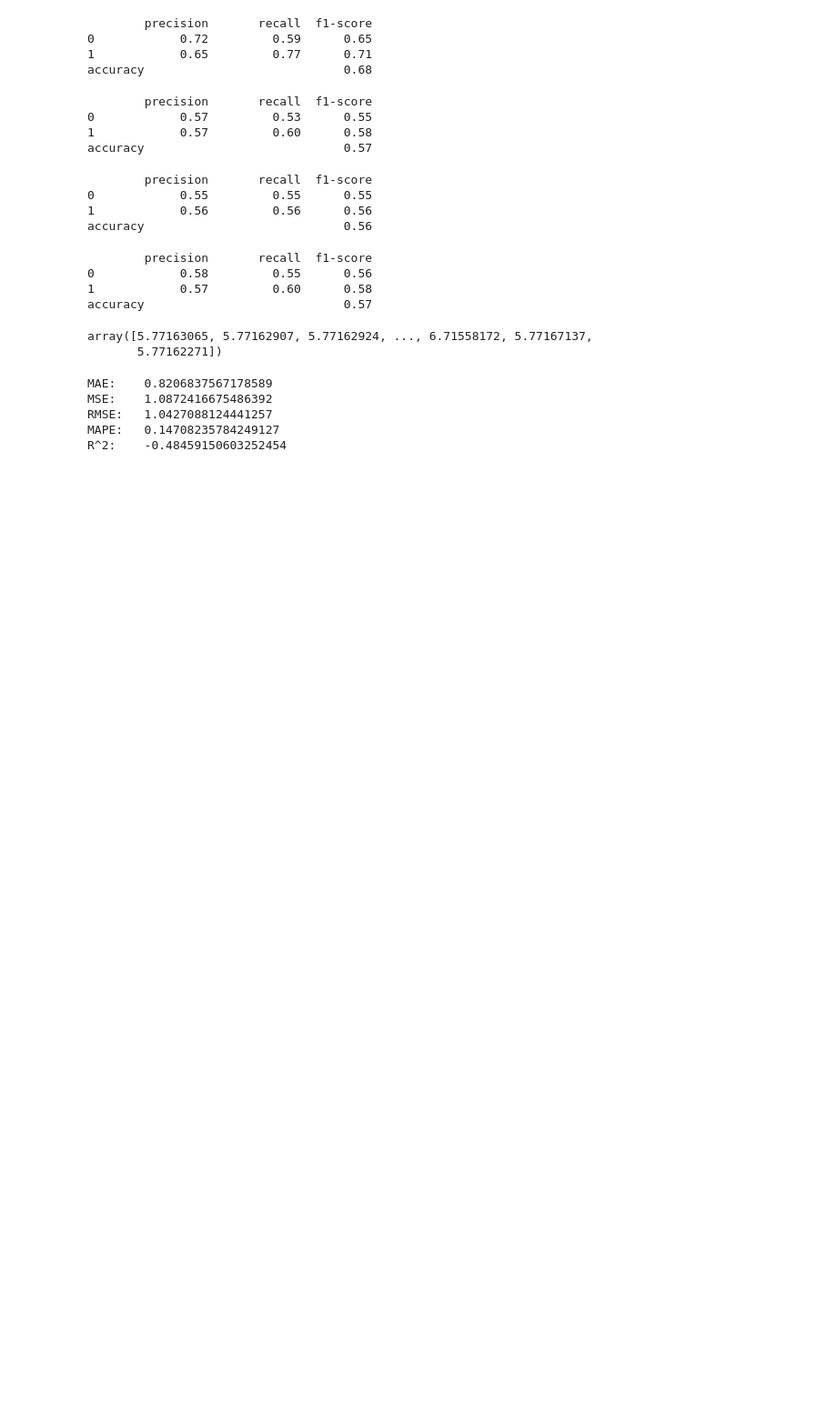
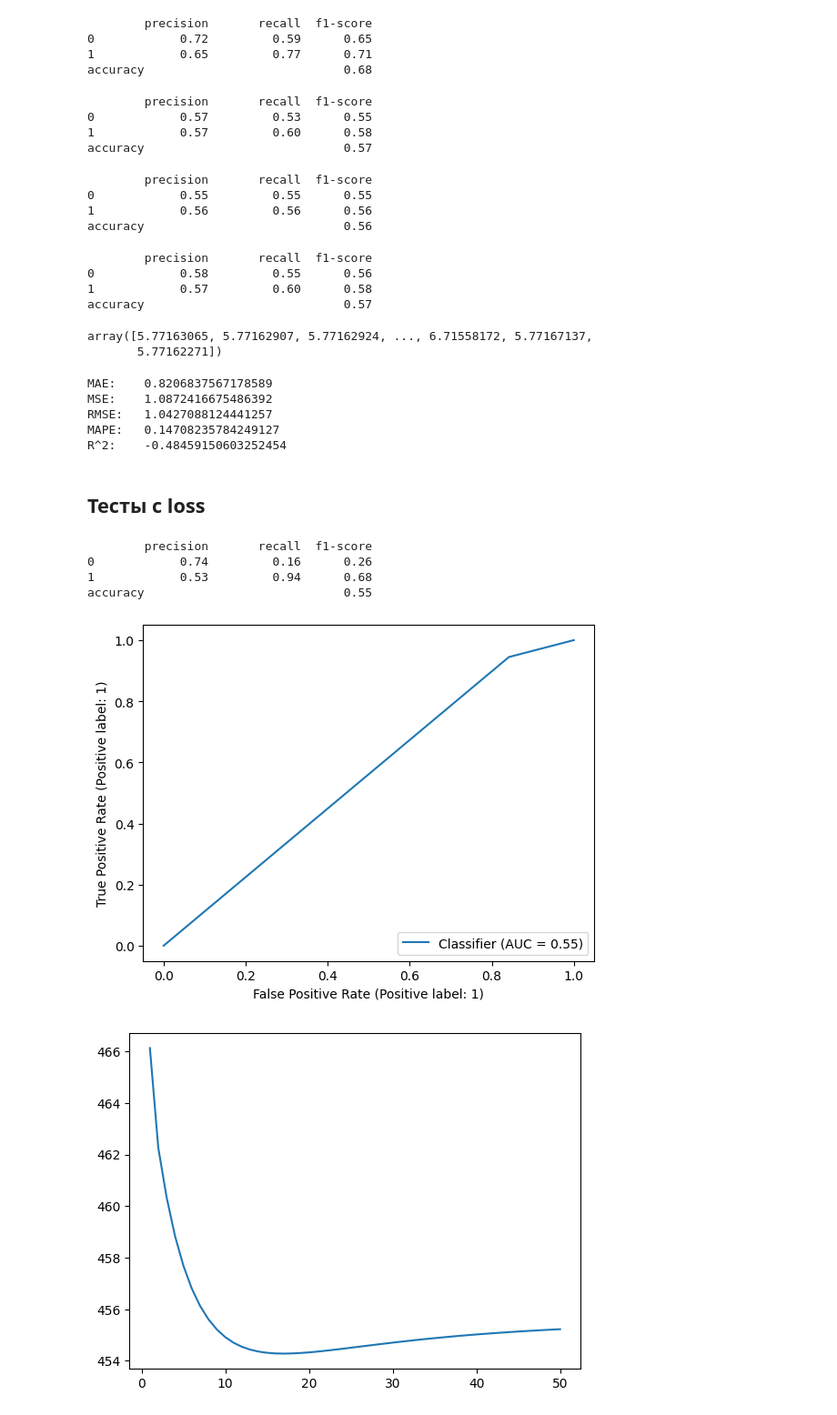
Before and after one commit to ledi-bruh/ml-labs, a Jupyter notebook: notebooks/lab4.ipynb, the cells around one changed output. Shown: that part at 91% size. Drawn from its saved outputs; the diff is of its cells as text; code cells hidden in the pictures; blank space fills up the shorter version.

```diff
--- a/notebooks/lab4.ipynb
+++ b/notebooks/lab4.ipynb
@@ -379,3 +379,5 @@ MSE:    1.0872416675486392
 RMSE:   1.0427088124441257
 MAPE:   0.14708235784249127
 R^2:    -0.48459150603252454
+# %% [markdown]
+## Тесты с loss
@@ -381,0 +387,26 @@ R^2:    -0.48459150603252454
+# %%
+amogus = (
+    Perceptron([
+        Layer(16, 'linear', 23),
+        Layer(8, 'sigmoid'),
+        Layer(2, 'softmax'),
+    ])
+    .compile(optimizer=Momentum(2, 0.8), loss='sparse_categorical_crossentropy')
+)
+losses = amogus.fit(np.array(X_rain_train), np.array(y_rain_train), epochs=50, batch_size=64, return_loss=True)
+amogus_pred = amogus.predict(np.array(X_rain_test))
+print_c_metrics(y_rain_test, np.argmax(amogus_pred, axis=1))
+
+RocCurveDisplay.from_predictions(y_rain_test, np.argmax(amogus_pred, axis=1))
+plt.show()
+
+# plt.plot(*zip(*list(enumerate(losses, start=1))))
+plt.plot(range(1, len(losses) + 1),  losses)
+plt.show()
+# %% [output]
+        precision       recall  f1-score
+0            0.74         0.16      0.26
+1            0.53         0.94      0.68
+accuracy                            0.55
+[figure, added]
+[figure, added]
```
Also changed, not shown: parts of 2 cells of this notebook, 6 other files.
